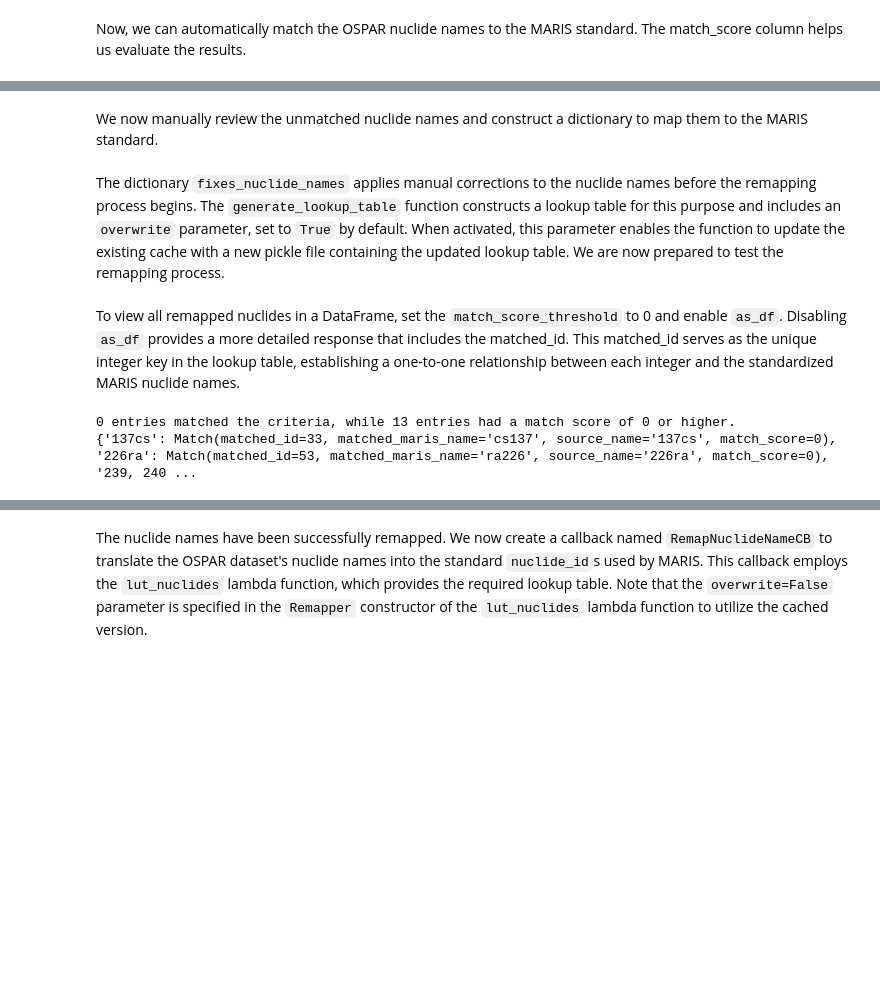
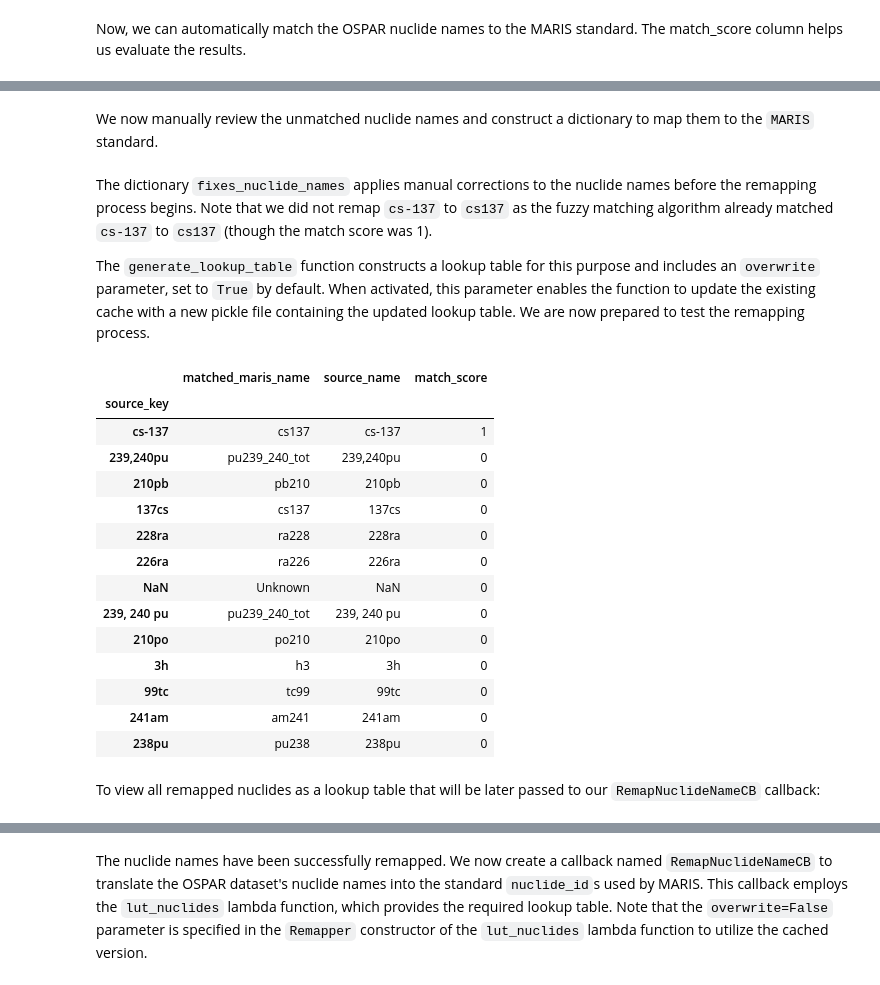
Before and after one commit to franckalbinet/marisco, a Jupyter notebook: nbs/handlers/ospar.ipynb, the cells around one changed output, grey strips where cells are left out. Cells and saved outputs as stored; diff of their text form; code cells hidden in the pictures; blank space fills up the shorter version.

```diff
--- a/nbs/handlers/ospar.ipynb
+++ b/nbs/handlers/ospar.ipynb
@@ -329,5 +352,5 @@ remapper.select_match(match_score_threshold=1, verbose=True)
 # %% [markdown]
-We now manually review the unmatched nuclide names and construct a dictionary to map them to the MARIS standard.
+We now manually review the unmatched nuclide names and construct a dictionary to map them to the `MARIS` standard.
 # %%
 #| exports
 fixes_nuclide_names = {
@@ -343,26 +366,30 @@ fixes_nuclide_names = {
     '210po': 'po210',
     '239,240pu': 'pu239_240_tot',
     '239, 240 pu': 'pu239_240_tot',
-    'cs-137': 'cs137',
     '3h': 'h3'
     }
 # %% [markdown]
-The dictionary `fixes_nuclide_names` applies manual corrections to the nuclide names before the remapping process begins. The `generate_lookup_table` function constructs a lookup table for this purpose and includes an `overwrite` parameter, set to `True` by default. When activated, this parameter enables the function to update the existing cache with a new pickle file containing the updated lookup table. We are now prepared to test the remapping process.
+The dictionary `fixes_nuclide_names` applies manual corrections to the nuclide names before the remapping process begins. Note that we did not remap `cs-137` to `cs137` as the fuzzy matching algorithm already matched `cs-137` to `cs137` (though the match score was 1).
+
+The `generate_lookup_table` function constructs a lookup table for this purpose and includes an `overwrite` parameter, set to `True` by default. When activated, this parameter enables the function to update the existing cache with a new pickle file containing the updated lookup table. We are now prepared to test the remapping process.
 # %%
 #| eval: false
 remapper.generate_lookup_table(as_df=True, fixes=fixes_nuclide_names)
-fc.test_eq(len(remapper.select_match(match_score_threshold=1)), 0)
+# %% [output]
+|  | matched_maris_name | source_name | match_score |
+| source_key |  |  |  |
+| cs-137 | cs137 | cs-137 | 1 |
+| 239,240pu | pu239_240_tot | 239,240pu | 0 |
+| 210pb | pb210 | 210pb | 0 |
+| 137cs | cs137 | 137cs | 0 |
+| 228ra | ra228 | 228ra | 0 |
+| 226ra | ra226 | 226ra | 0 |
+| NaN | Unknown | NaN | 0 |
+| 239, 240 pu | pu239_240_tot | 239, 240 pu | 0 |
+| 210po | po210 | 210po | 0 |
+| 3h | h3 | 3h | 0 |
+| 99tc | tc99 | 99tc | 0 |
+| 241am | am241 | 241am | 0 |
+| 238pu | pu238 | 238pu | 0 |
 # %% [markdown]
-To view all remapped nuclides in a DataFrame, set the `match_score_threshold` to 0 and enable `as_df`. Disabling `as_df` provides a more detailed response that includes the matched_id. This matched_id serves as the unique integer key in the lookup table, establishing a one-to-one relationship between each integer and the standardized MARIS nuclide names.
+To view all remapped nuclides as a lookup table that will be later passed to our `RemapNuclideNameCB` callback:
-# %%
-#| eval: false
-as_df=False
-remapper.generate_lookup_table(as_df=as_df, fixes=fixes_nuclide_names)
-matches=remapper.select_match(match_score_threshold=0, verbose=True)
-if as_df:
-    display(matches.T)
-else:
-    print(matches)
-# %% [output]
-0 entries matched the criteria, while 13 entries had a match score of 0 or higher.
-{'137cs': Match(matched_id=33, matched_maris_name='cs137', source_name='137cs', match_score=0), '226ra': Match(matched_id=53, matched_maris_name='ra226', source_name='226ra', match_score=0), '239, 240 ...
```
Also changed, not shown: parts of 29 cells of this notebook, 6 other files.
